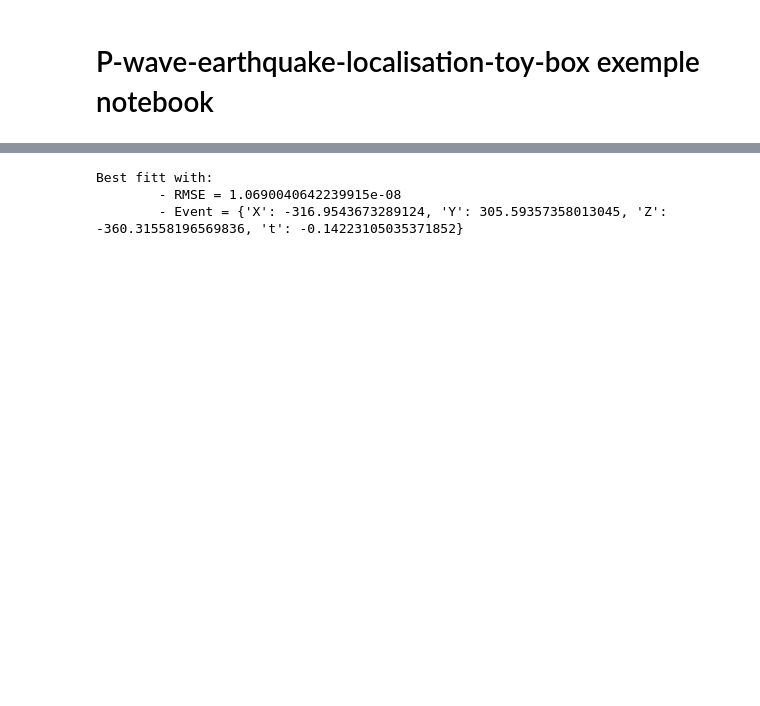
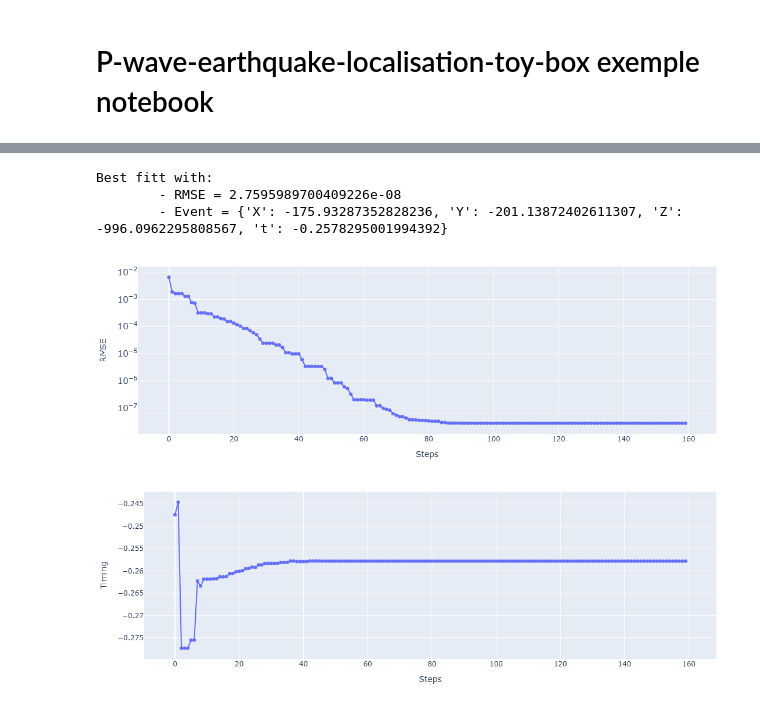
Before and after one commit to MatthieuNougaret/P-wave-earthquake-localisation-toy-box, a Jupyter notebook: python-solvers/demo.ipynb, the cells around one changed output, grey strips where cells are left out. Saved outputs shown, nothing was run; the diff lists cells and outputs as text; code cells hidden in the pictures; blank space fills up the shorter version.

```diff
--- a/python-solvers/demo.ipynb
+++ b/python-solvers/demo.ipynb
@@ -45,7 +46,7 @@ print(f'Event after normalisation:\n\t{event_norm_dict}\n')
 
 # Compute the normalised world box
 limites = np.column_stack((np.min(stations_norm, axis=0), np.max(stations_norm, axis=0)))
-limites[2, 0] = np.max(stations_norm[:, 2]) + box_gen[2, 0]
+limites[2, 0] = np.min(stations_norm[:, 2]) + box_gen[2, 0]
 limites[3] = (-max_t, 0)
 
 # Set the initialisation to be the same for all iterative solver
@@ -306,32 +325,34 @@ Best fitt with:
 # %%
 event_best_PSO, history_PSO, cost_story_PSO, misfit_fin_PSO = PSO_solver.evolution(
     stations=stations_norm,
     limites=np.copy(limites),
     n_iteration=1_000,
     pop_size=1_000,
     inertia=0.5,
     c_cogni=1.5,
     c_social=1.5,
-    patience=10,
+    patience=15,
     vp=4000.0)
 
 print('Best fitt with:')
 print(f'\t- RMSE = {misfit_fin_PSO}')
 print(f'\t- Event = {event_best_PSO}')
 
 Results['PSO Solver'] = {'X':event_best_PSO['X'],
                          'Y':event_best_PSO['Y'],
                          'Z':event_best_PSO['Z'],
                          't':event_best_PSO['t'],
                          'RMSE':misfit_fin_PSO}
 
 _ = graphics.history_2d(cost_story_PSO, 'RMSE', log_y=True, filename=None)
 _ = graphics.history_2d(history_PSO[:, 3], 'Timing', filename=None)
 _ = graphics.history_3d(history_PSO[:, :3], stations_norm, filename=None)
 # %% [output]
 Best fitt with:
-        - RMSE = 1.0690040642239915e-08
-        - Event = {'X': -316.9543673289124, 'Y': 305.59357358013045, 'Z': -360.31558196569836, 't': -0.14223105035371852}
+        - RMSE = 2.7595989700409226e-08
+        - Event = {'X': -175.93287352828236, 'Y': -201.13872402611307, 'Z': -996.0962295808567, 't': -0.2578295001994392}
+[figure, added]
+[figure, added]
 # %%
 # Making some comparison
 _ = graphics.solver_compare(Results,
```
Also changed, not shown: parts of 16 cells of this notebook, 3 other files.
